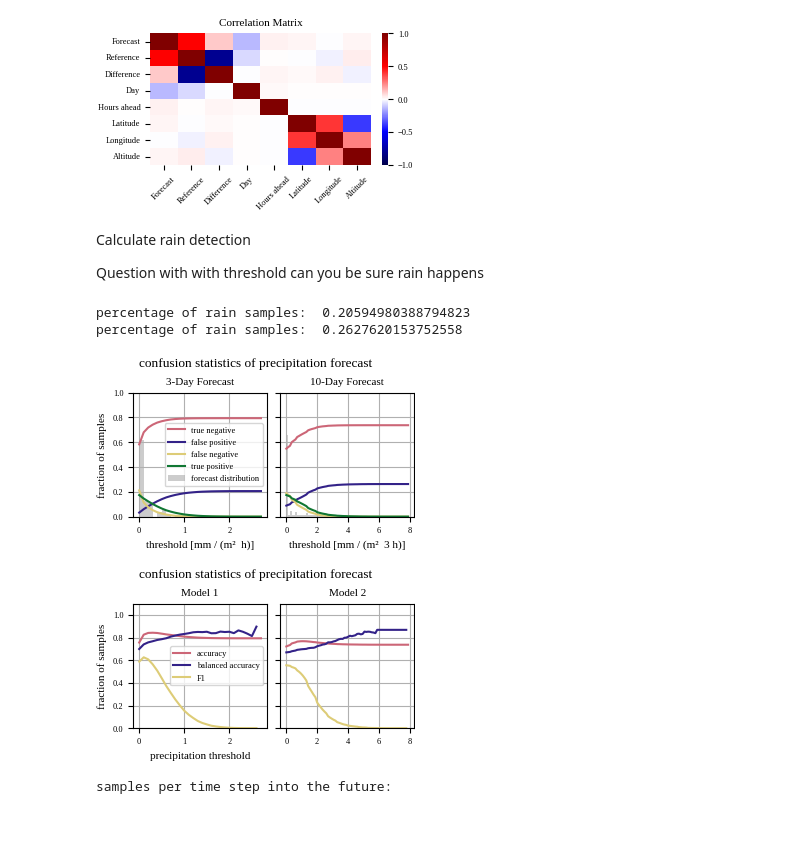
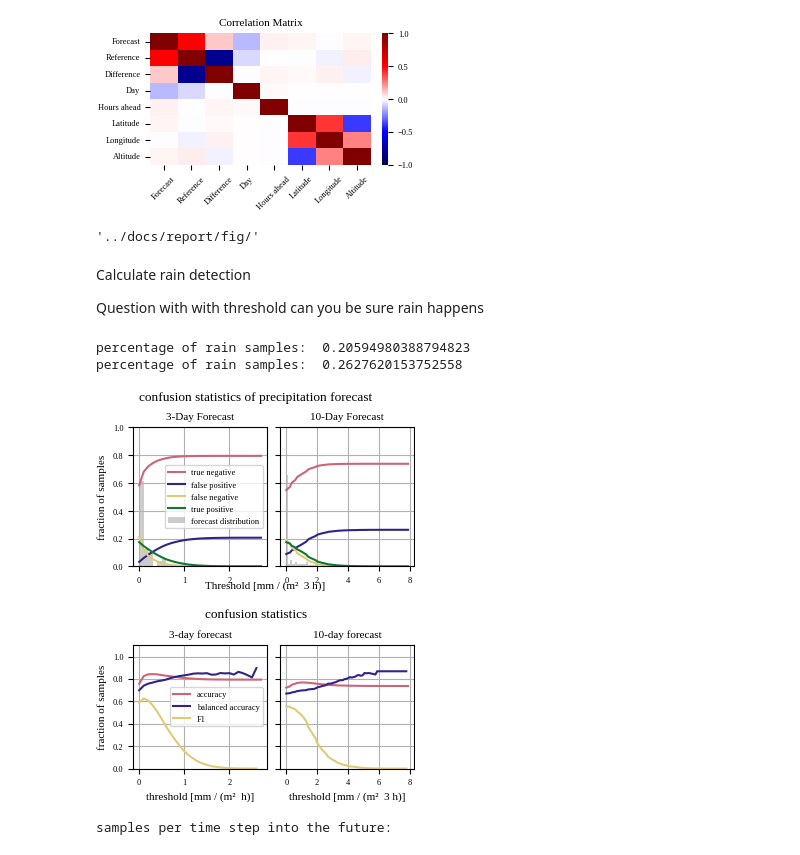
Before and after one commit to RobinU434/DataLiteracy, a Jupyter notebook: studies/13_01_24_RU_MAIN.ipynb, the cells around one changed output. Saved outputs shown, nothing was run; the diff lists cells and outputs as text; code cells hidden in the pictures; blank space fills up the shorter version.

```diff
--- a/studies/13_01_24_RU_MAIN.ipynb
+++ b/studies/13_01_24_RU_MAIN.ipynb
@@ -48,6 +48,8 @@ dataset_model_2 = DWD_Dataset(
 WARNING:root:There is not forecast data for temperature at model = 2. You will find Nan
 # %%
 import matplotlib
+#TODO: x label either for both axis or in center. But only one looks weird
+
 historical = dataset_model_1.get_merge()
 historical = historical.sort_values(by="time")
 fig, (ax1, ax2) = plt.subplots(ncols=2, sharey=True)
@@ -55,17 +57,19 @@ fig.suptitle('Precipitation over Chrismas')
 for index, group in historical.groupby("station_id"):
 
     c = tue_plot_colors[6] if index == 5688 else tue_plot_colors[4]
+    alpha_1 = 1 if index ==5688 else 0.5
     zorder = 0 if index != 5688 else 1
     t = group["time"]
-    ax1.plot(t, group["precipitation_real"].values.cumsum(), label=index, c=c, zorder=zorder)
-    ax2.plot(t, group["precipitation_forecast"].values.cumsum(), label=index ,c=c,zorder=zorder)
+    ax1.plot(t, group["precipitation_real"].values.cumsum(), label=index, c=c, zorder=zorder, alpha = alpha_1)
+    ax2.plot(t, group["precipitation_forecast"].values.cumsum(), label=index ,c=c,zorder=zorder, alpha = alpha_1)
 
 # ax.legend()
 formatter = matplotlib.dates.DateFormatter('%d')
 ax1.xaxis.set_major_formatter(formatter)
 ax2.xaxis.set_major_formatter(formatter)
 
-
+ax1.grid()
+ax2.grid()
 ax1.set(
     title = "Reference",
 )
@@ -75,7 +79,7 @@ ax2.set(
     title = "3-day Forecast"
 )
 #Create Legend
-extreme_station = mlines.Line2D([], [], color=tue_plot_colors[6], marker='_', ls='', label='Station 5688')
+extreme_station = mlines.Line2D([], [], color=tue_plot_colors[6], marker='_', ls='', label='Gm. Wolpadingen')
 all_the_other_stations = mlines.Line2D([], [], color=tue_plot_colors[4], marker='_', ls='', label='Stations in BaWu')
 # etc etc
 plt.legend(handles=[extreme_station, all_the_other_stations])
@@ -172,7 +192,7 @@ handles=[]
 # Add lines for each call_time in the legend
 for i, call_time in enumerate(call_times[10:10+num_call_times]):
     formatted_date =(call_time.date()).strftime('%d-%m')
-    line = mlines.Line2D([], [], color=tue_plot_colors[i+1], marker='.', ls='', label=str(formatted_date))
+    line = mlines.Line2D([], [], color=tue_plot_colors[i], marker='.', ls='', label=str(formatted_date))
     handles.append(line)
 text_line = mlines.Line2D([], [], color='white', marker='', ls='', label='')
 handles.append(text_line)
@@ -1254,6 +1272,10 @@ heatmap.set_xticklabels(heatmap.get_xticklabels(), rotation=45)
 plt.savefig(os.path.join(FIG_SAVE_BASE_PATH,'fig_correlation_matrix.pdf'))
 # %% [output]
 [figure]
+# %%
+FIG_SAVE_BASE_PATH
+# %% [output]
+'../docs/report/fig/'
 # %% [markdown]
 Calculate rain detection
 
@@ -1330,36 +1352,36 @@ ax1.bar(
 
 ax2.plot(thresholds2, matrices2[:, 0, 0], label="true negative")
 ax2.plot(thresholds2, matrices2[:, 1, 0], label="false positive")
 ax2.plot(thresholds2, matrices2[:, 0, 1], label="false negative")
 ax2.plot(thresholds2, matrices2[:, 1, 1], label="true positive")
 
 counts, bins = np.histogram(merge2["precipitation_forecast"], bins=thresholds2)
 density = counts / sum(counts)
 bin_width = bins[1] - bins[0]
 ax2.bar(
     bins[:-1] + bin_width / 2,
     density,
     zorder=0,
     alpha=0.4,
     width=0.118,
     color='grey',
     label="forecast distribution",
 )
 
 ax1.legend()
-ax1.set_xlabel("threshold [mm / (m²  h)]")
 ax1.set_ylabel("fraction of samples")
 ax1.set_ylim((0, 1))
 ax1.set_title("3-Day Forecast")
 ax1.grid()
 ax2.set_title("10-Day Forecast")
-ax2.set_xlabel("threshold [mm / (m²  3 h)]")
 ax2.grid()
 fig.suptitle("confusion statistics of precipitation forecast")
+fig.text(0.53, 0, 'Threshold [mm / (m²  3 h)]', ha='center')
+plt.savefig(os.path.join(FIG_SAVE_BASE_PATH,'fig_error.pdf'))
 # %% [output]
 percentage of rain samples:  0.20594980388794823
 percentage of rain samples:  0.2627620153752558
-[figure, old version]
+[figure, new version]
 # %%
 fig, (ax1, ax2) = plt.subplots(ncols=2, sharey=True)
 
@@ -1406,17 +1428,19 @@ ax2.plot(thresholds2, f1_2, label="F1")
 
 
 ax1.legend()
-ax1.set_xlabel("precipitation threshold")
+ax1.set_xlabel("threshold [mm / (m²  h)]")
+ax2.set_xlabel("threshold [mm / (m²  3 h)]")
 ax1.set_ylabel("fraction of samples")
 ax1.set_ylim((0, 1.1))
-ax1.set_title("Model 1")
-ax2.set_title("Model 2")
+ax1.set_title("3-day forecast")
+ax2.set_title("10-day forecast")
 ax2.grid()
 ax1.grid()
-fig.suptitle("confusion statistics of precipitation forecast")
-plt.savefig(os.path.join(FIG_SAVE_BASE_PATH, "fig_confusion_matrices.pdf"))
+fig.suptitle("Confusion Satatistics")
+
+plt.savefig(os.path.join(FIG_SAVE_BASE_PATH,'fig_confusion.pdf'))
 # %% [output]
-[figure, old version]
+[figure, new version]
 # %%
 merge1 = dataset_model_1.get_merge().copy()
 merge2 = dataset_model_2.get_merge().copy()
```
Also changed, not shown: parts of 11 cells of this notebook.
